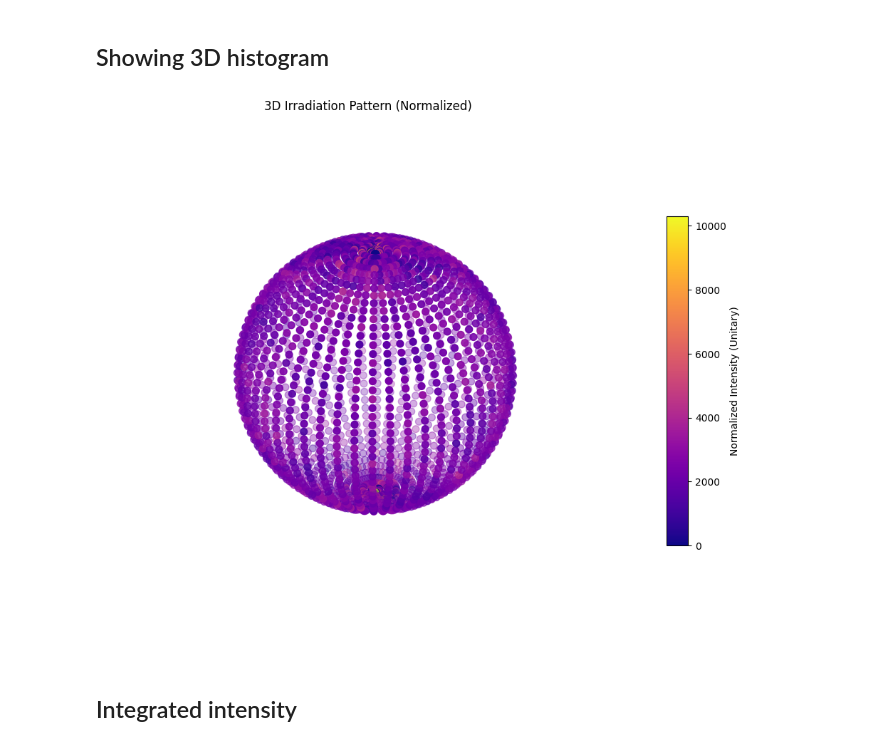
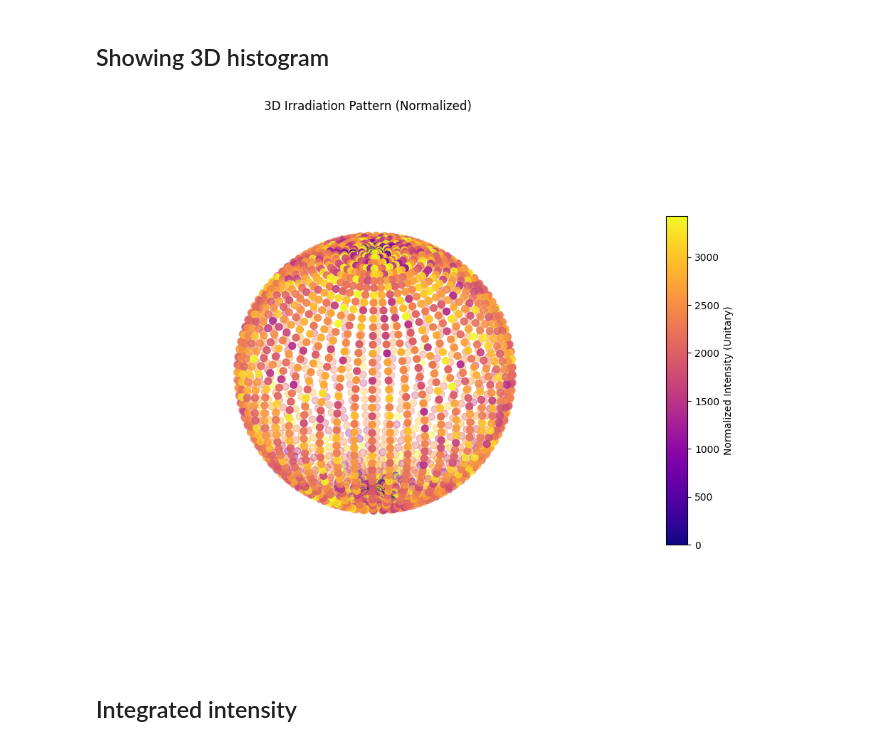
Before and after one commit to clarajdr/Omega60-DD-ICF-simulation, a Jupyter notebook: collision.ipynb, the cells around one changed output. Cells and saved outputs as stored; diff of their text form; code cells hidden in the pictures.

```diff
--- a/collision.ipynb
+++ b/collision.ipynb
@@ -141,32 +147,35 @@ Fichier exporté pour le calcul des harmoniques sphériques.
 # %%
 fig = plt.figure(figsize=(12, 12)) # Un peu plus petit pour que ce soit plus fluide
 ax = fig.add_subplot(111, projection='3d')
 
 # On récupère les valeurs (hs_unit est la normalisation physique que ton maître veut)
 hs = df_hist['intensity'].values
 
 # Conversion en coordonnées Cartésiennes
 xs, ys, zs = coord.sph_to_cart(1.0, sectors.mtheta, sectors.mphi)
 
 X, Y, Z = xs.ravel(), ys.ravel(), zs.ravel()
 C = hs.ravel()
 
 # --- LA CORRECTION EST ICI ---
 # On force l'échelle de couleurs à coller au minimum et au maximum de tes données
 # C'est ce qui transforme le "tout bleu" en "taches colorées"
-p = ax.scatter(X, Y, Z, c=C, cmap='plasma', s=50, vmin=C.min(), vmax=C.max())
+vmax_clippe = np.percentile(C, 95)
+
+p = ax.scatter(X, Y, Z, c=C, cmap='plasma', s=50,
+               vmin=C.min(), vmax=vmax_clippe)
 
 # Colorbar (on l'affine un peu)
 cb = fig.colorbar(p, ax=ax, shrink=0.5, aspect=15)
 cb.set_label("Normalized Intensity (Unitary)")
 
 ax.set_box_aspect([1, 1, 1])
 ax.set_title("3D Irradiation Pattern (Normalized)")
 ax.set_axis_off()
 
 plt.show()
 # %% [output]
-[figure, old version]
+[figure, new version]
 # %% [markdown]
 ## Integrated intensity
 # %%
```
Also changed, not shown: parts of 14 cells of this notebook, 4 other files.
